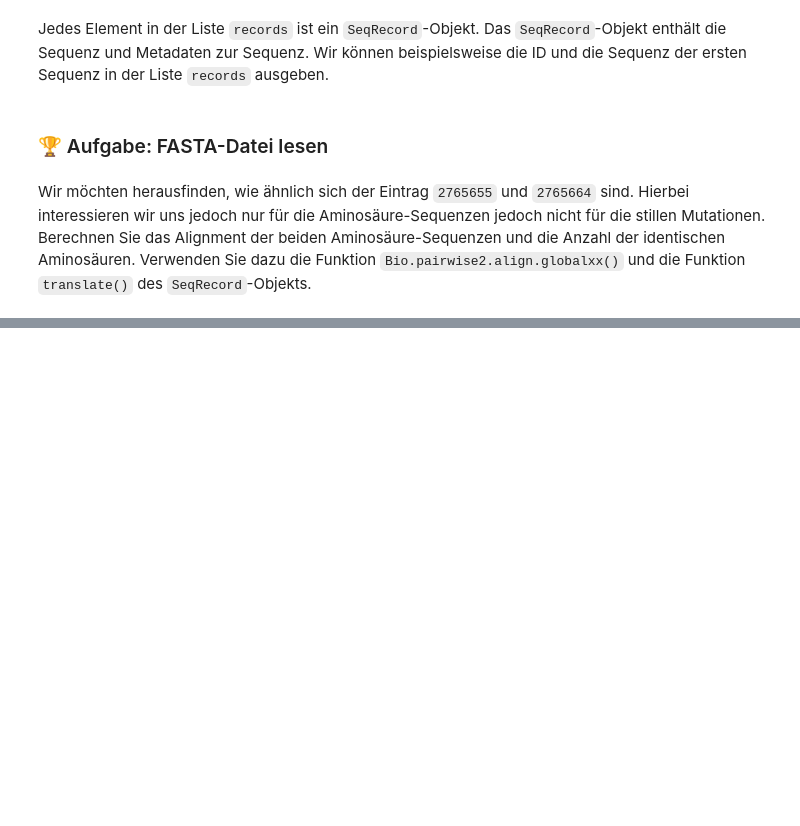
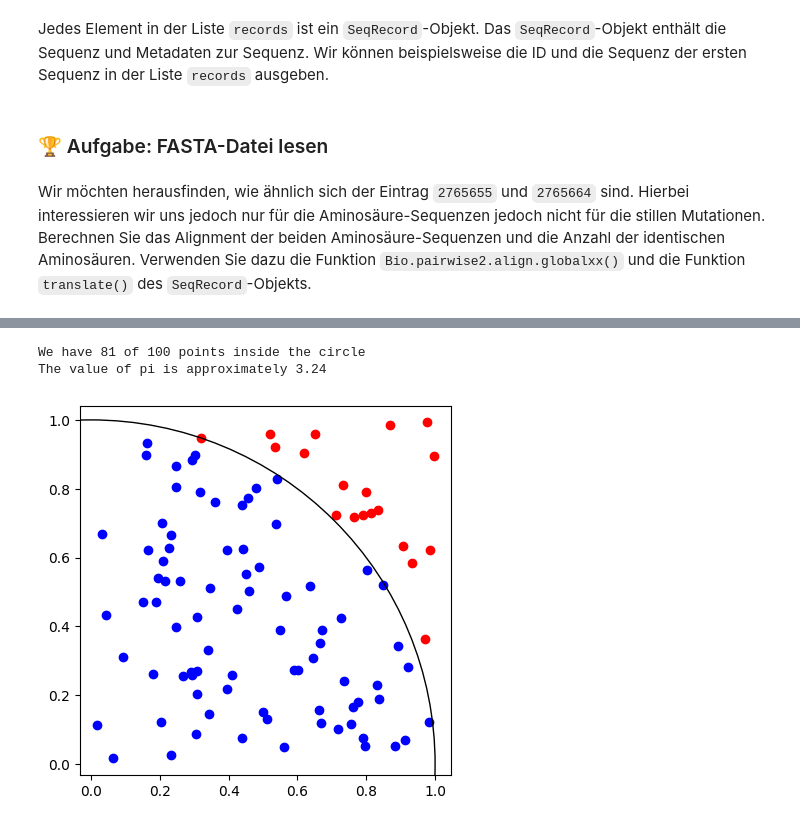
Before and after one commit to jhumci/2024_SoSe_BioInformatik, a Jupyter notebook: docs/3_funktionen.ipynb, the cells around one changed output, grey strips where cells are left out. Cells and saved outputs as stored; diff of their text form; code cells hidden in the pictures; blank space fills up the shorter version.

```diff
--- a/docs/3_funktionen.ipynb
+++ b/docs/3_funktionen.ipynb
@@ -390,0 +438,75 @@ Wir möchten herausfinden, wie ähnlich sich der Eintrag `2765655` und `2765664`
+# %%
+#@title ❓ Click `Show code` in the code cell to show the solution. { display-mode: "form" }
+
+import random
+
+# Wir definieren eine Menge an Punkten, die wir zufällig auf einer Fläche verteilen wollen
+
+n = 100
+
+# Eine Liste von Punkten auf der Fläche vorbereiten
+
+points = []
+
+# Jeder Punkt hat einen zufälligen x und y Wert, der gleich verteilt zwischen 0 und 1 liegt
+
+# Hierzu brauchen wir einen For-loop, der n-mal durchläuft for i in range(n)
+# Im Loop erstellen wir zwei zufällige Werte x und y mit random.random()
+# Diese Werte fügen wir in die Liste points ein
+for i in range(n):
+    x = random.random()
+    y = random.random()
+    points.append([x, y])
+
+# Für jeden Punkt in der Liste points, müssen wir nun berechnen, ob er innerhalb des Kreises liegt
+# Wir merken uns, wie viele der n Punkte innerhalb des Kreises liegen
+
+n_inside = 0
+
+for point in points:
+    x = point[0]
+    y = point[1]
+    if x**2 + y**2 < 1:
+        n_inside = n_inside + 1
+
+print("We have " + str(n_inside) + " of " + str(n) + " points inside the circle")
+
+# Da wird nur ein Viertel des Kreises betrachten und unser Quadrat insgesamt 1x1 groß ist, können wir die Fläche des Kreises berechnen
+pi = 4 * n_inside / n
+
+print("The value of pi is approximately " + str(pi))
+
+# Visualisierung
+import matplotlib.pyplot as plt
+
+# Wir erstellen eine Liste von x und y Werten, die wir plotten wollen
+x_inside = []
+y_inside = []
+x_outside = []
+y_outside = []
+
+for point in points:
+    x = point[0]
+    y = point[1]
+    if x**2 + y**2 < 1:
+        x_inside.append(x)
+        y_inside.append(y)
+    else:
+        x_outside.append(x)
+        y_outside.append(y)
+
+plt.scatter(x_inside, y_inside, color="blue")
+plt.scatter(x_outside, y_outside, color="red")
+
+# Change the aspect ratio to make the plot look like a circle
+plt.gca().set_aspect('equal', adjustable='box')
+
+# Make the plot look like a circle
+circle = plt.Circle((0, 0), 1, color='black', fill=False)
+plt.gca().add_artist(circle)
+
+plt.show()
+# %% [output]
+We have 81 of 100 points inside the circle
+The value of pi is approximately 3.24
+[figure, added]
```
Also changed, not shown: parts of 2 cells of this notebook, 9 other files.
